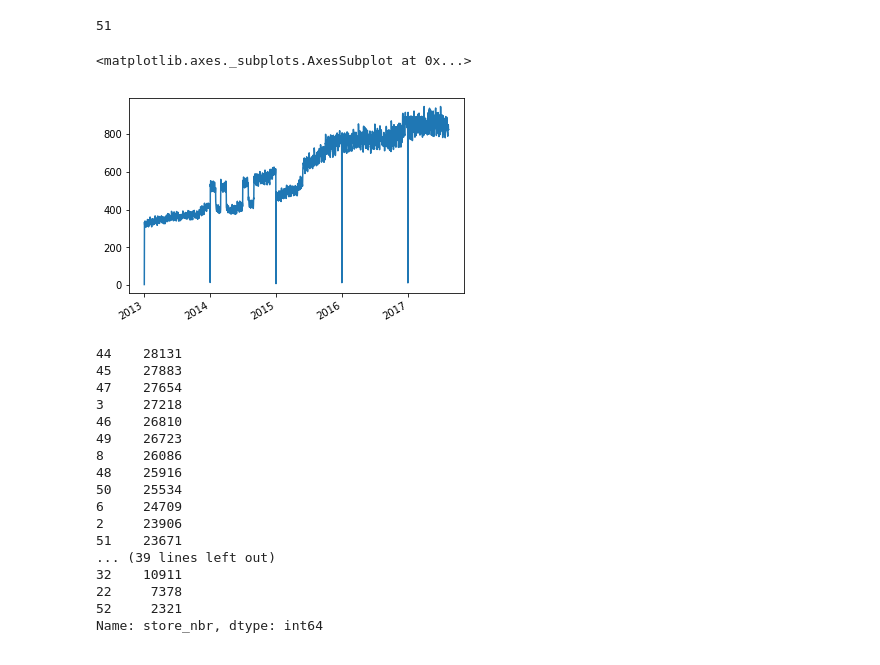
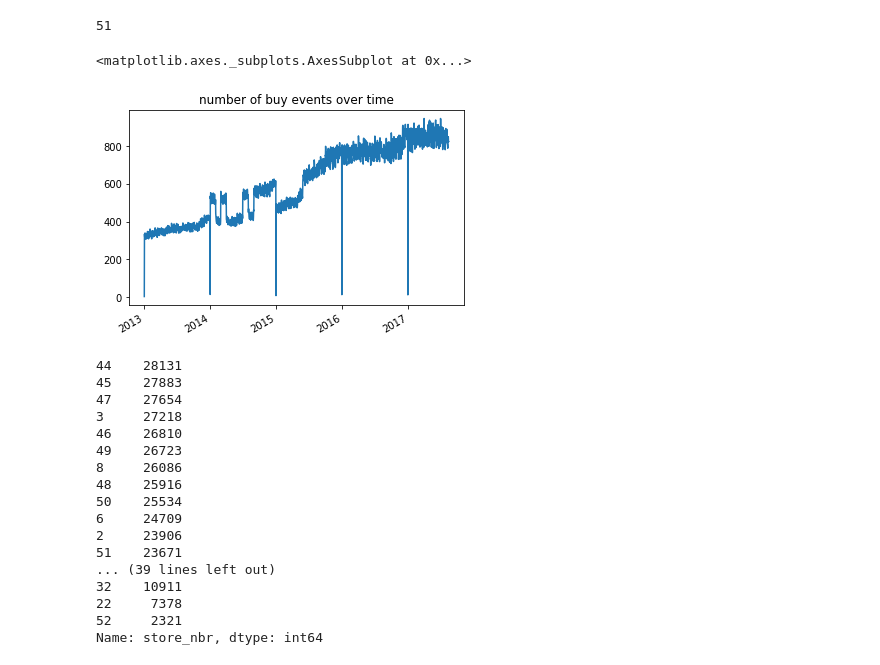
Before and after one commit to jandress94/grocery_sales, a Jupyter notebook: exploration/exploration.ipynb, the cells around one changed output. Drawn from its saved outputs; the diff is of its cells as text; code cells hidden in the pictures.

```diff
--- a/exploration/exploration.ipynb
+++ b/exploration/exploration.ipynb
@@ -98,12 +96,11 @@ Name: unit_sales, dtype: float64
 len(train_df[train_df.unit_sales < 0])
 # %% [output]
 51
-# %%
-# get the number of buy events by date
-train_df['date'].value_counts().plot()
-# %% [output]
-<matplotlib.axes._subplots.AxesSubplot at 0x...>
-[figure, removed]
+# %%
+train_df['date'].value_counts().plot(title = "number of buy events over time")
+# %% [output]
+<matplotlib.axes._subplots.AxesSubplot at 0x...>
+[figure, added]
 # %%
 #The number of buy events at different stores
 train_df['store_nbr'].value_counts()
```
Also changed, not shown: parts of 37 cells of this notebook.
